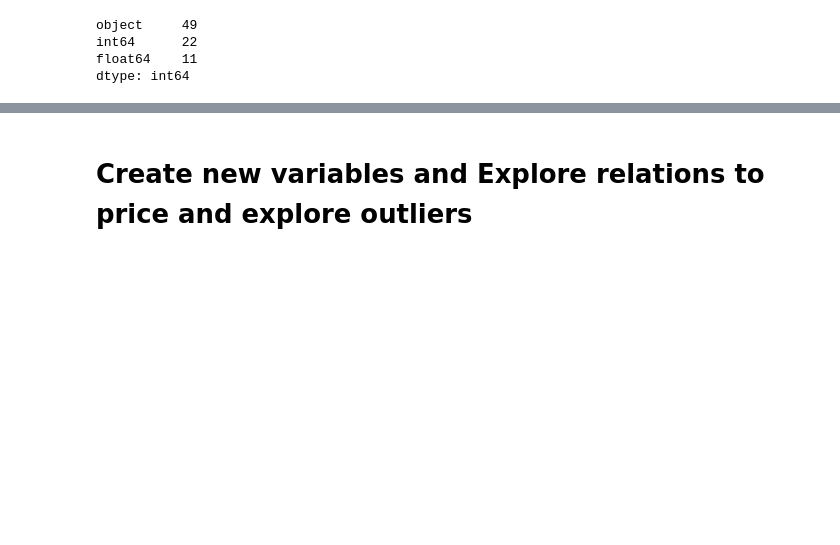
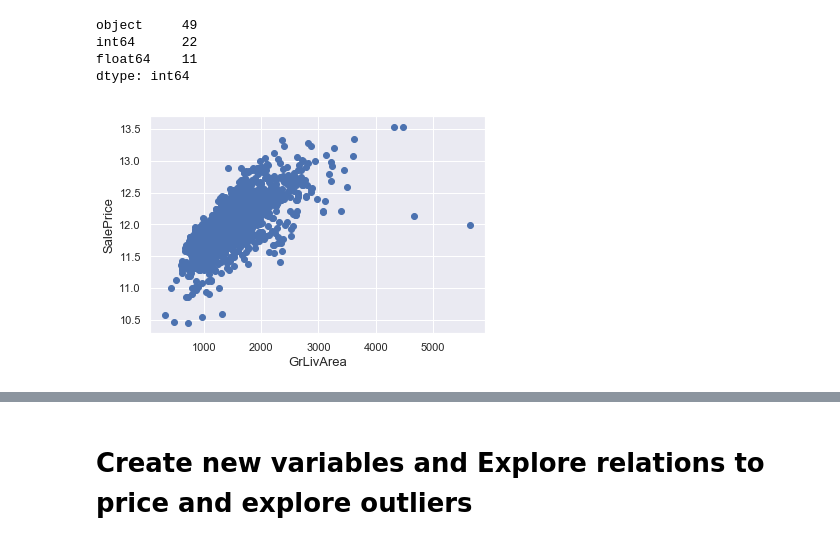
Before and after one commit to mariocg86/real_estate_prices, a Jupyter notebook: House_Prices_Project.ipynb, the cells around one changed output, grey strips where cells are left out. Cells and saved outputs as stored; diff of their text form; code cells hidden in the pictures; blank space fills up the shorter version.

Commit message:
Added plots
Added plots

```diff
--- a/House_Prices_Project.ipynb
+++ b/House_Prices_Project.ipynb
@@ -224,3 +224,18 @@ object     49
 int64      22
 float64    11
 dtype: int64
+# %%
+##sns.distplot( df["sepal_length"] , color="skyblue", label="Sepal Length")
+##sns.distplot( df["sepal_width"] , color="red", label="Sepal Width")
+##sns.plt.legend()
+## Detecting Outliers
+continous_cols = train.loc[:, df.dtypes == np.float64]
+
+
+fig, ax = plt.subplots()
+ax.scatter(x = train['GrLivArea'], y = train['SalePrice'])
+plt.ylabel('SalePrice', fontsize=13)
+plt.xlabel('GrLivArea', fontsize=13)
+plt.show()
+# %% [output]
+[figure, added]
```
Also changed, not shown: parts of 8 cells of this notebook.
